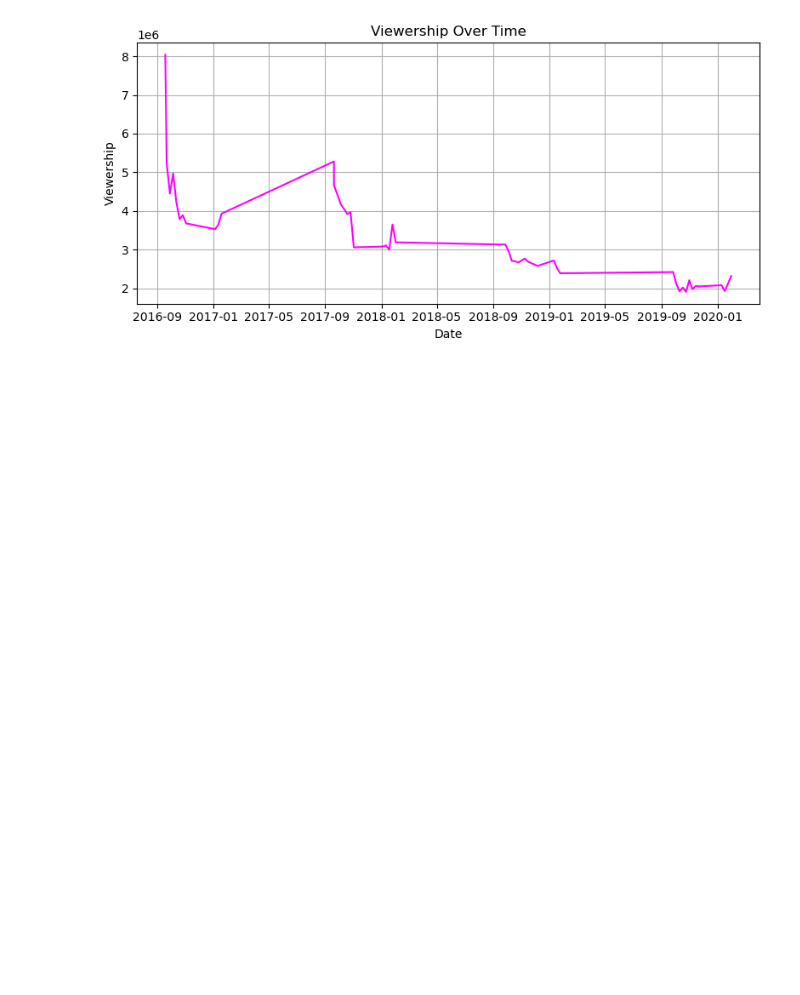
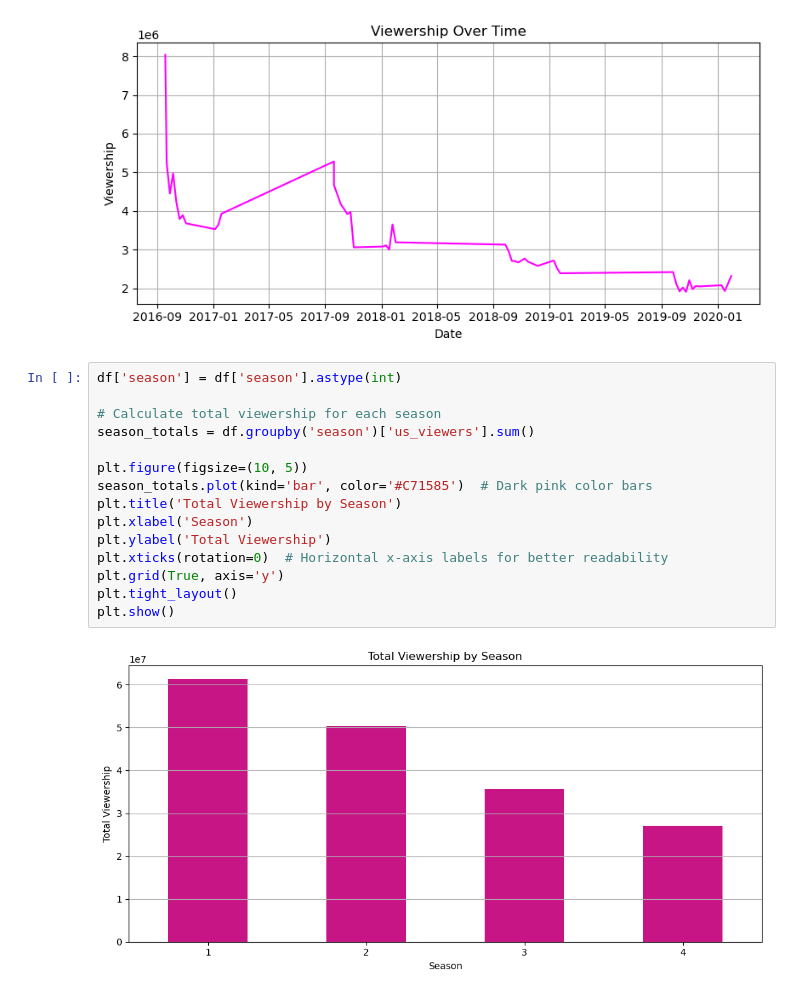
Before and after one commit to ustazehra98/RR_8, a Jupyter notebook: RR_8.ipynb, the cells around one changed output. Drawn from its saved outputs; the diff is of its cells as text; blank space fills up the shorter version.

```diff
--- a/RR_8.ipynb
+++ b/RR_8.ipynb
@@ -75,3 +64,20 @@ plt.tight_layout()
 plt.show()
 # %% [output]
 [figure]
+# %%
+df['season'] = df['season'].astype(int)
+
+# Calculate total viewership for each season
+season_totals = df.groupby('season')['us_viewers'].sum()
+
+plt.figure(figsize=(10, 5))
+season_totals.plot(kind='bar', color='#C71585')  # Dark pink color bars
+plt.title('Total Viewership by Season')
+plt.xlabel('Season')
+plt.ylabel('Total Viewership')
+plt.xticks(rotation=0)  # Horizontal x-axis labels for better readability
+plt.grid(True, axis='y')
+plt.tight_layout()
+plt.show()
+# %% [output]
+[figure, added]
```
Also changed, not shown: parts of 5 cells of this notebook.
